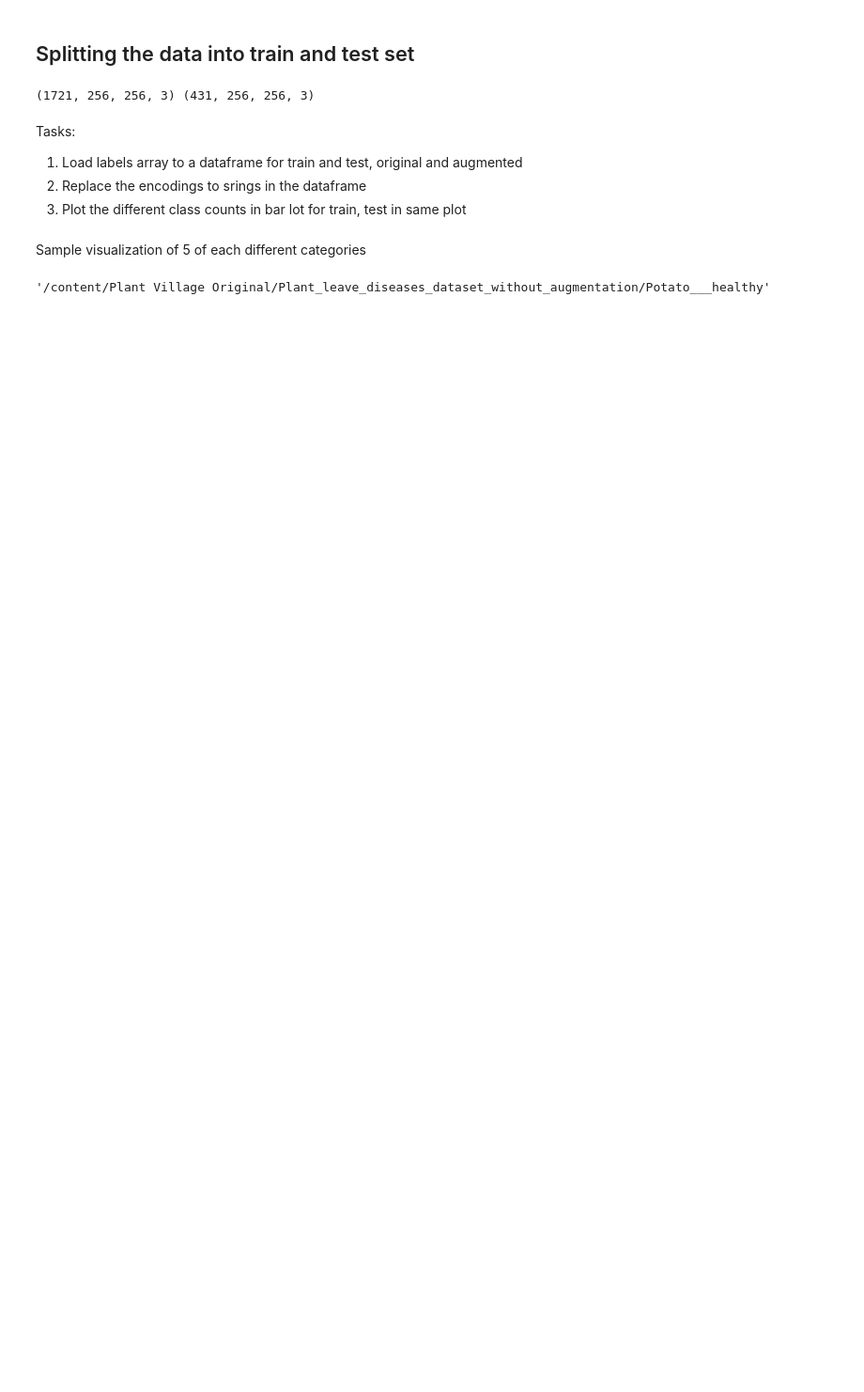
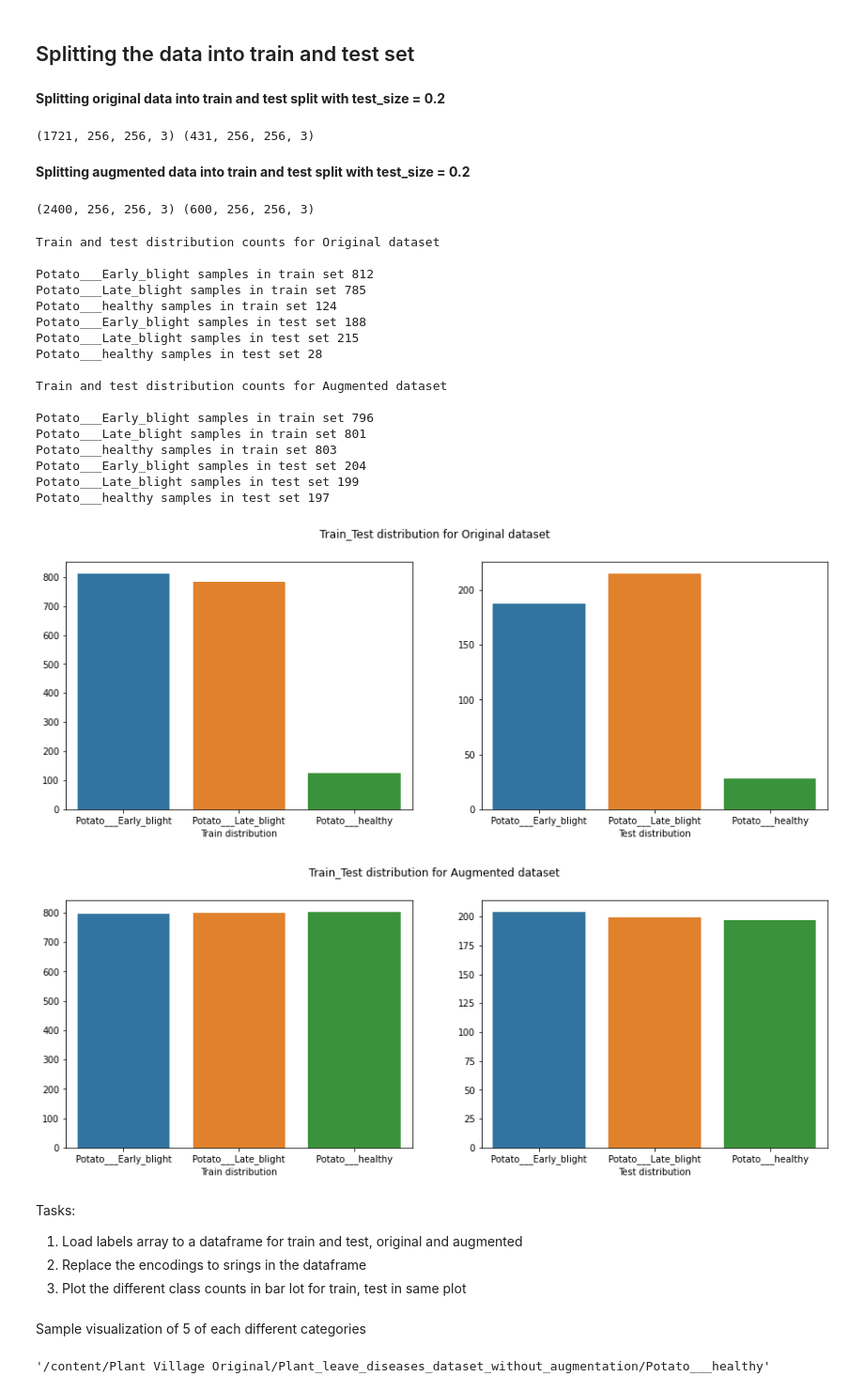
Before and after one commit to sayan0506/Agriculture-project-notes-and-references, a Jupyter notebook: Potato_Leaf_Classifer.ipynb, the cells around one changed output. Shown at 94% size. Saved outputs shown, nothing was run; the diff lists cells and outputs as text; code cells hidden in the pictures; blank space fills up the shorter version.

```diff
--- a/Potato_Leaf_Classifer.ipynb
+++ b/Potato_Leaf_Classifer.ipynb
@@ -545,5 +547,7 @@ Clipping input data to the valid range for imshow with RGB data ([0..1] for floa
 # %% [markdown]
 ## Splitting the data into train and test set
+# %% [markdown]
+**Splitting original data into train and test split with test_size = 0.2**
 # %%
 x_train_original, x_test_original, y_train_original, y_test_original = train_test_split(image_list_original, image_labels_original,
                                                                                         test_size = 0.2, random_state = 42)
@@ -551,6 +555,63 @@ x_train_original, x_test_original, y_train_original, y_test_original = train_tes
 print(x_train_original.shape, x_test_original.shape)
 # %% [output]
 (1721, 256, 256, 3) (431, 256, 256, 3)
+# %% [markdown]
+**Splitting augmented data into train and test split with test_size = 0.2**
+# %%
+x_train_augmented, x_test_augmented, y_train_augmented, y_test_augmented = train_test_split(image_list_augmented, image_labels_augmented,
+                                                                                        test_size = 0.2, random_state = 42)
+print(x_train_augmented.shape, x_test_augmented.shape)
+# %% [output]
+(2400, 256, 256, 3) (600, 256, 256, 3)
+# %%
+def train_test_distribution(y_train, y_test, label):
+  train_df = pd.DataFrame(y_train, columns = [potato_classifiers[0],potato_classifiers[1],potato_classifiers[2]])
+  test_df = pd.DataFrame(y_test, columns = [potato_classifiers[0],potato_classifiers[1],potato_classifiers[2]])
+  print(f'Train and test distribution counts for {label} dataset\n')
+  print(f'{potato_classifiers[0]} samples in train set {train_df[potato_classifiers[0]].value_counts()[1]}')
+  print(f'{potato_classifiers[1]} samples in train set {train_df[potato_classifiers[1]].value_counts()[1]}')
+  print(f'{potato_classifiers[2]} samples in train set {train_df[potato_classifiers[2]].value_counts()[1]}')
+  print(f'{potato_classifiers[0]} samples in test set {test_df[potato_classifiers[0]].value_counts()[1]}')
+  print(f'{potato_classifiers[1]} samples in test set {test_df[potato_classifiers[1]].value_counts()[1]}')
+  print(f'{potato_classifiers[2]} samples in test set {test_df[potato_classifiers[2]].value_counts()[1]}\n')
+
+  fig = plt.figure(figsize=(15,5))
+  fig.suptitle(f'Train_Test distribution for {label} dataset')
+  fig.add_subplot(121)
+
+  sns.barplot(x=potato_classifiers, y=[train_df[potato_classifiers[0]].value_counts()[1],
+                                       train_df[potato_classifiers[1]].value_counts()[1],train_df[potato_classifiers[2]].value_counts()[1]])
+  plt.xlabel('Train distribution')
+  fig.add_subplot(122)
+  sns.barplot(x=potato_classifiers, y=[test_df[potato_classifiers[0]].value_counts()[1],
+                                       test_df[potato_classifiers[1]].value_counts()[1],test_df[potato_classifiers[2]].value_counts()[1]])
+  plt.xlabel('Test distribution')
+
+# distribution study for original dataset
+train_test_distribution(y_train_original, y_test_original, label='Original')
+
+# distribution study for augmented dataset
+train_test_distribution(y_train_augmented, y_test_augmented, label='Augmented')
+# %% [output]
+Train and test distribution counts for Original dataset
+
+Potato___Early_blight samples in train set 812
+Potato___Late_blight samples in train set 785
+Potato___healthy samples in train set 124
+Potato___Early_blight samples in test set 188
+Potato___Late_blight samples in test set 215
+Potato___healthy samples in test set 28
+
+Train and test distribution counts for Augmented dataset
+
+Potato___Early_blight samples in train set 796
+Potato___Late_blight samples in train set 801
+Potato___healthy samples in train set 803
+Potato___Early_blight samples in test set 204
+Potato___Late_blight samples in test set 199
+Potato___healthy samples in test set 197
+[figure, added]
+[figure, added]
 # %% [markdown]
 Tasks:
 1. Load labels array to a dataframe for train and test, original and augmented
```
Also changed, not shown: parts of 7 cells of this notebook.
